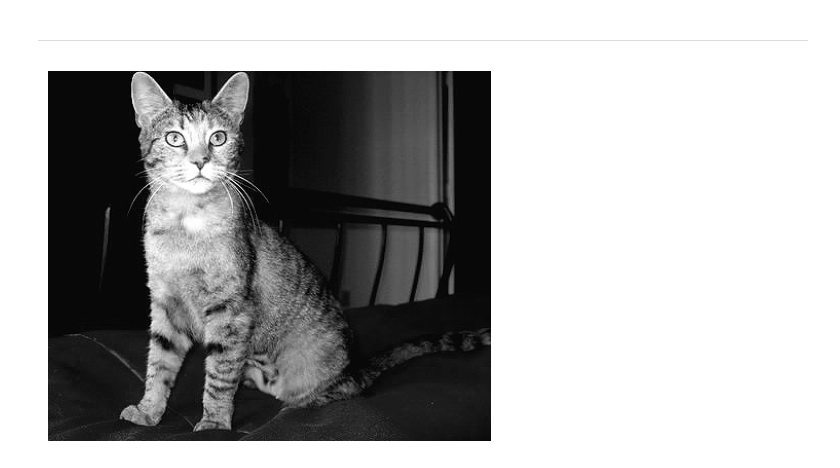
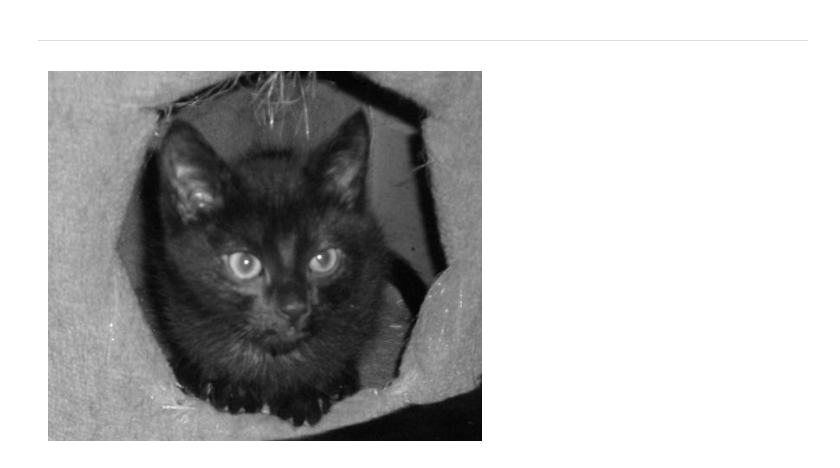
Before and after one commit to StephanOlizko/spbu_ml_2025, a Jupyter notebook: homeworks/dimentionality/dimentionality.ipynb, the cells around one changed output. Saved outputs shown, nothing was run; the diff lists cells and outputs as text; code cells hidden in the pictures.

```diff
--- a/homeworks/dimentionality/dimentionality.ipynb
+++ b/homeworks/dimentionality/dimentionality.ipynb
@@ -73,23 +46,23 @@ ___
 # %%
 # Загружаем изображения из папки cat в виде черно-белых изображений
 import os
 from PIL import Image
 import numpy as np
 import matplotlib.pyplot as plt
 
-cat_dir = "dataset/cat"
+cat_dir = "dataset/full_dataset/PetImages/Cat"
 cat_images = []
 
 for filename in os.listdir(cat_dir):
     if filename.endswith(".jpg"):
         img_path = os.path.join(cat_dir, filename)
         img = Image.open(img_path).convert("L")  # Преобразуем в черно-белое
         cat_images.append(np.array(img))
 
 # Пример отображения одного изображения
 plt.imshow(cat_images[0], cmap="gray")
 plt.axis("off")
 plt.show()
 # %% [output]
-[figure, old version]
+[figure, new version]
 # %%
```
Also changed, not shown: parts of 20 cells of this notebook.
